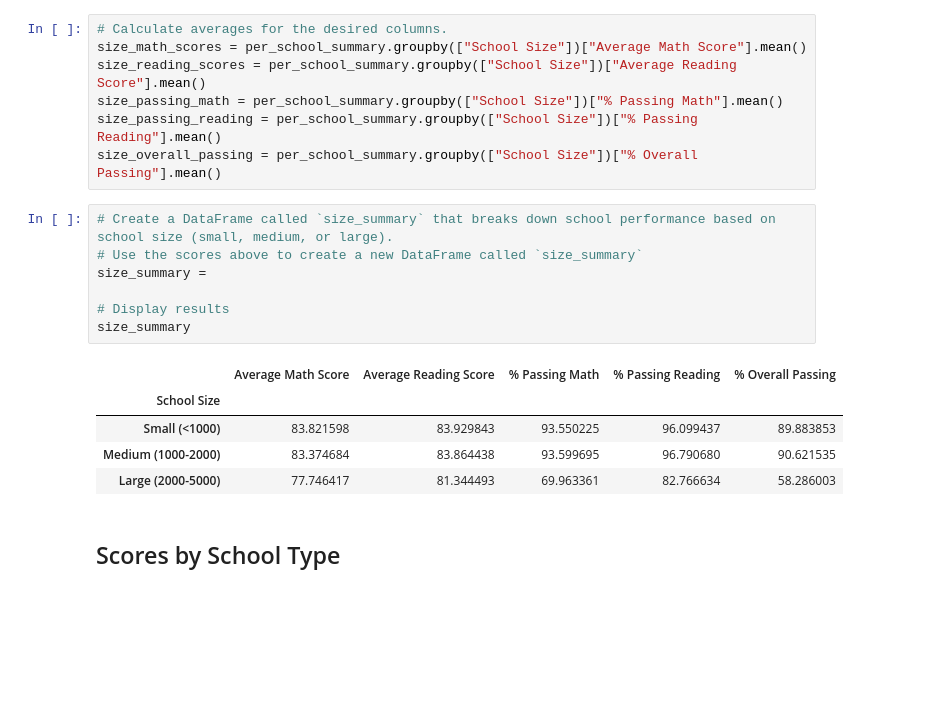
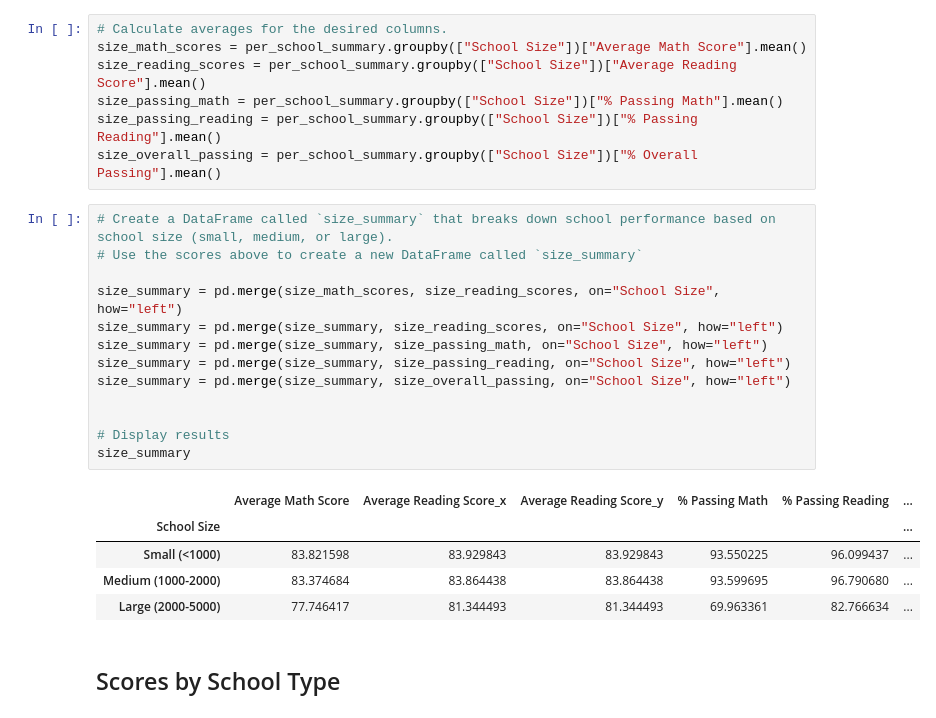
Before and after one commit to byTravis/Module4_Pandas-Challenge, a Jupyter notebook: PyCitySchools/PyCitySchools_TravisCook.ipynb, the cells around one changed output. Cells and saved outputs as stored; diff of their text form; blank space fills up the shorter version.

```diff
--- a/PyCitySchools/PyCitySchools_TravisCook.ipynb
+++ b/PyCitySchools/PyCitySchools_TravisCook.ipynb
@@ -571,16 +562,22 @@ size_overall_passing = per_school_summary.groupby(["School Size"])["% Overall Pa
 # %%
 # Create a DataFrame called `size_summary` that breaks down school performance based on school size (small, medium, or large).
 # Use the scores above to create a new DataFrame called `size_summary`
-size_summary =
+
+size_summary = pd.merge(size_math_scores, size_reading_scores, on="School Size", how="left")
+size_summary = pd.merge(size_summary, size_reading_scores, on="School Size", how="left")
+size_summary = pd.merge(size_summary, size_passing_math, on="School Size", how="left")
+size_summary = pd.merge(size_summary, size_passing_reading, on="School Size", how="left")
+size_summary = pd.merge(size_summary, size_overall_passing, on="School Size", how="left")
+
 
 # Display results
 size_summary
 # %% [output]
-|  | Average Math Score | Average Reading Score | % Passing Math | % Passing Reading | % Overall Passing |
-| School Size |  |  |  |  |  |
-| Small (<1000) | 83.821598 | 83.929843 | 93.550225 | 96.099437 | 89.883853 |
-| Medium (1000-2000) | 83.374684 | 83.864438 | 93.599695 | 96.790680 | 90.621535 |
-| Large (2000-5000) | 77.746417 | 81.344493 | 69.963361 | 82.766634 | 58.286003 |
+|  | Average Math Score | Average Reading Score_x | Average Reading Score_y | % Passing Math | % Passing Reading | ... |
+| School Size |  |  |  |  |  | ... |
+| Small (<1000) | 83.821598 | 83.929843 | 83.929843 | 93.550225 | 96.099437 | ... |
+| Medium (1000-2000) | 83.374684 | 83.864438 | 83.864438 | 93.599695 | 96.790680 | ... |
+| Large (2000-5000) | 77.746417 | 81.344493 | 81.344493 | 69.963361 | 82.766634 | ... |
 # %% [markdown]
 ## Scores by School Type
 # %%
```
Also changed, not shown: parts of 12 cells of this notebook.
